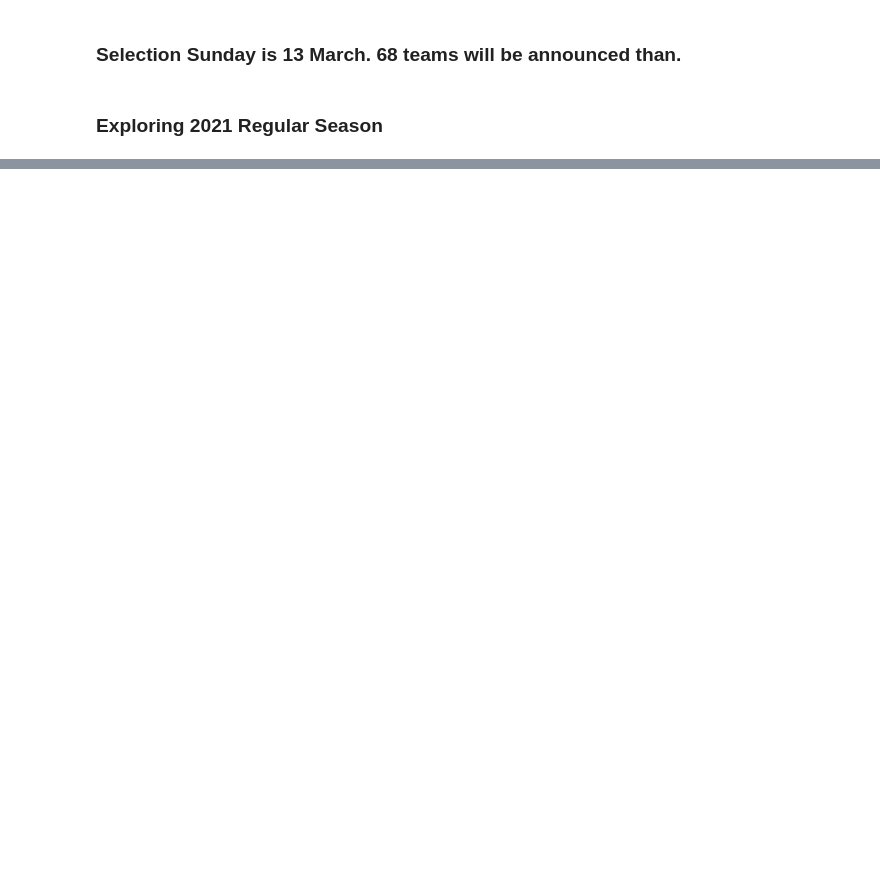
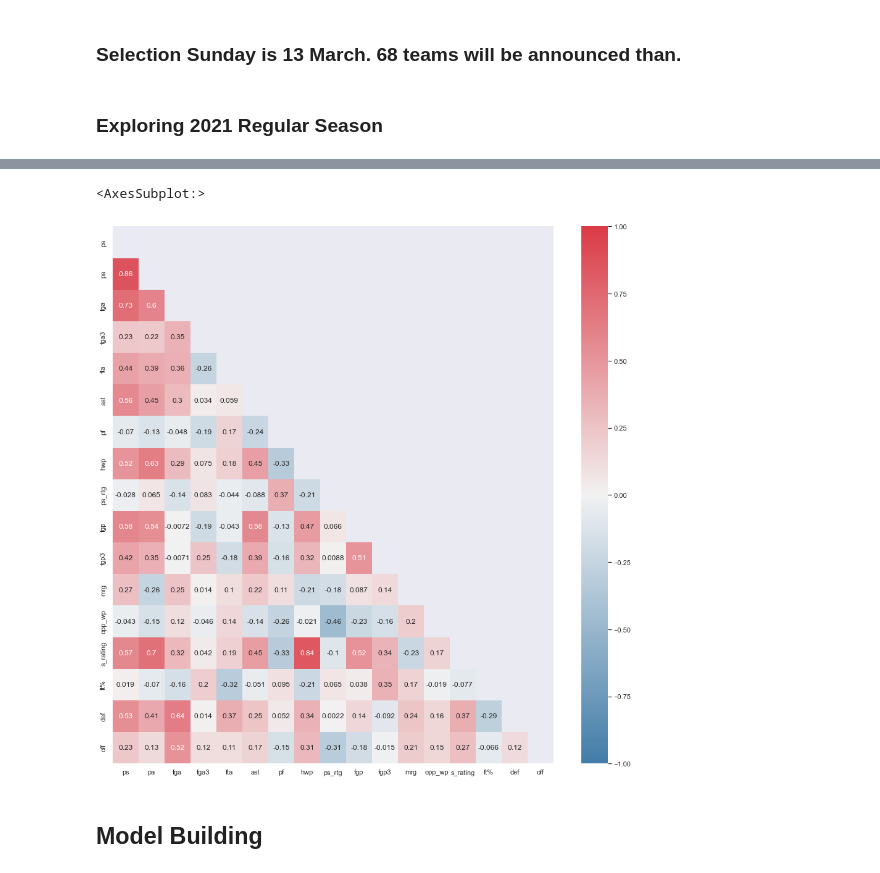
Before and after one commit to ozgunhaznedar/march_madness, a Jupyter notebook: notebooks/OH_regular.ipynb, the cells around one changed output, grey strips where cells are left out. Cells and saved outputs as stored; diff of their text form; code cells hidden in the pictures; blank space fills up the shorter version.

```diff
--- a/notebooks/OH_regular.ipynb
+++ b/notebooks/OH_regular.ipynb
@@ -459,0 +530,16 @@ sns.heatmap(corr, mask=mask, vmin=-1, vmax=1, cmap=cmap, annot=True)
+# %%
+# wp, hwp and s_rating are very highly correlated. wp is dropped.
+exog.remove("wp")
+# %%
+# correleations
+sns.set(rc={"figure.figsize": (16, 16)})
+corr = df_seeded[exog].corr()
+mask = np.triu(np.ones_like(corr, dtype=bool))
+cmap = sns.diverging_palette(240, 10, as_cmap=True)
+
+sns.heatmap(corr, mask=mask, vmin=-1, vmax=1, cmap=cmap, annot=True)
+# %% [output]
+<AxesSubplot:>
+[figure, added]
+# %% [markdown]
+## Model Building
```
Also changed, not shown: parts of 27 cells of this notebook, 2 other files.
